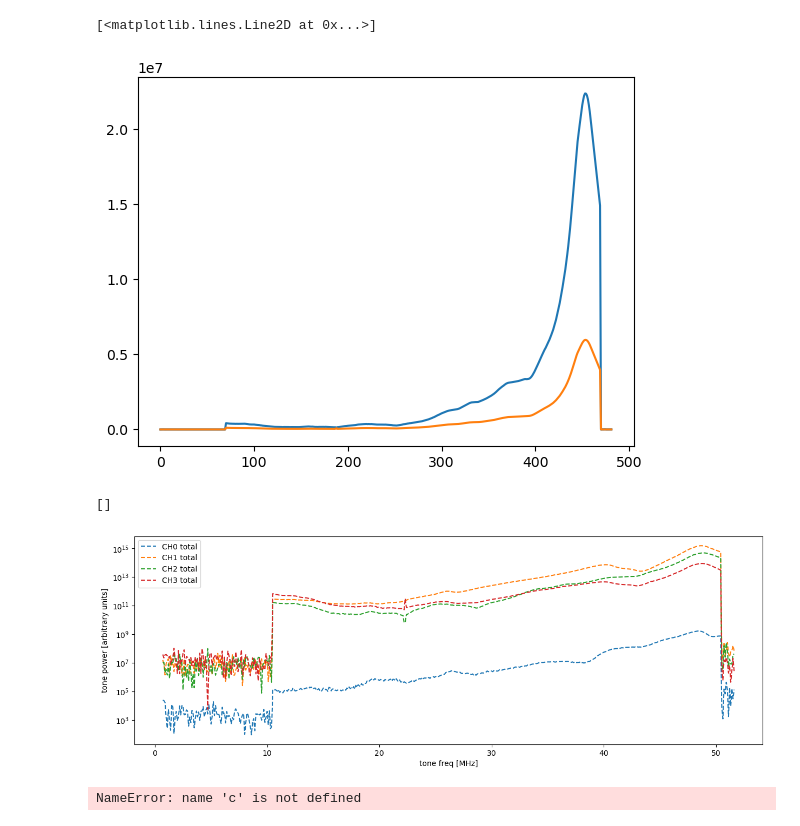
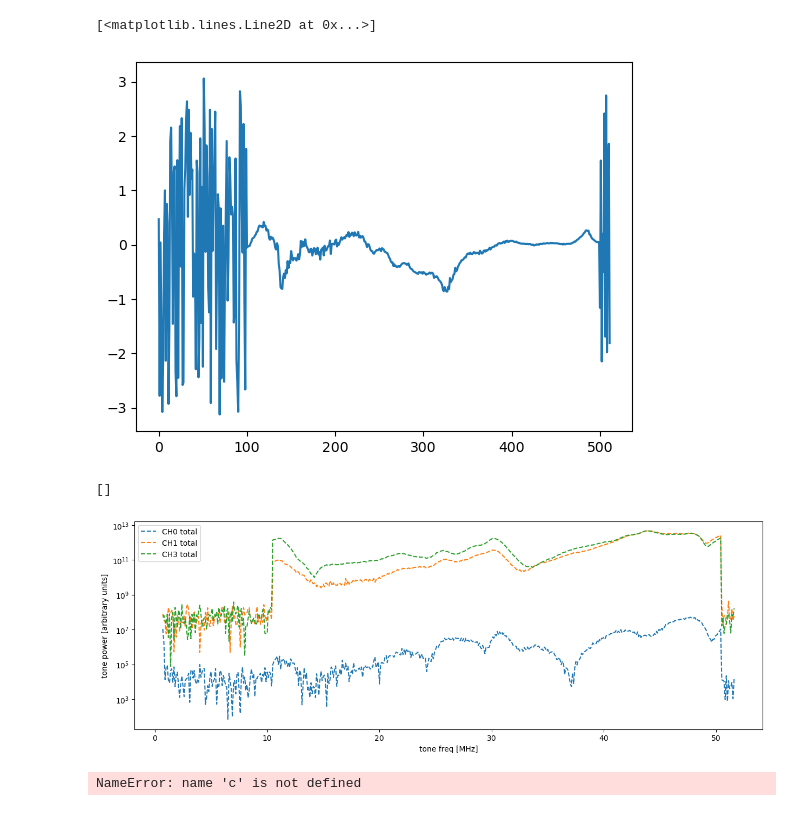
Before and after one commit to lusee-night/uncrater, a Jupyter notebook: calib_test.ipynb, the cells around one changed output. Cells and saved outputs as stored; diff of their text form; code cells hidden in the pictures.

```diff
--- a/calib_test.ipynb
+++ b/calib_test.ipynb
@@ -297,13 +309,13 @@ plt.plot(p2)
 # %%
-plt.plot(np.abs(calib_data[2,30:]))
-plt.plot(np.abs(C.calib_data[1:,2,30:]).mean(axis=0)*4)
+#plt.plot(np.abs(calib_data[2,30:]))
+plt.plot(np.angle(calib_data_wf[1,:]*np.conj(calib_data_wf[3,:])))
 # %% [output]
 [<matplotlib.lines.Line2D at 0x...>]
-[figure, old version]
+[figure, new version]
 # %%
 plt.figure(figsize=(15,5))
 tfreq=0.5+0.1*np.arange(512)
-for ch in range(0,4):
+for ch in [0,1,3]:#range(0,4):
     #plt.plot(tfreq[2:],np.abs(C.calib_data[1:,ch,2:]**2).mean(axis=0),label='CH'+str(ch)+" one int period")
     da = np.abs(calib_data_wf[ch,2:]**2)
     plt.plot(tfreq[2:],da,ls='--',label='CH'+str(ch)+" total")
@@ -327,7 +339,7 @@ plt.ylabel('tone power [arbitrary units]')
 plt.semilogy()
 # %% [output]
 []
-[figure, old version]
+[figure, new version]
 # %%
 #ch = 2
 plt.figure(figsize=(20,5))
```
Also changed, not shown: parts of 24 cells of this notebook, 6 other files.
